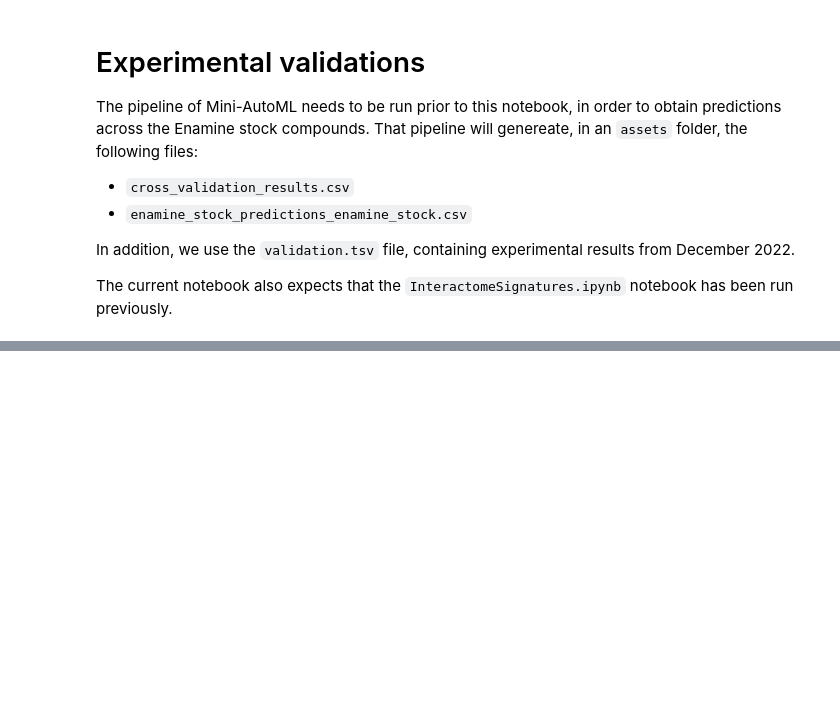
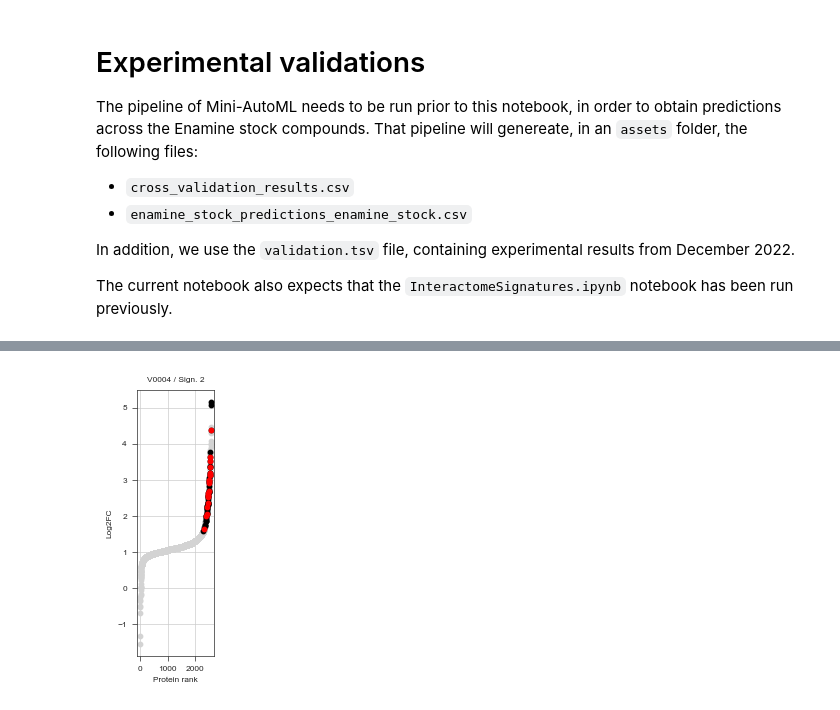
Before and after one commit to ligand-discovery/interactome-signatures, a Jupyter notebook: notebooks/Validations.ipynb, the cells around one changed output, grey strips where cells are left out. Cells and saved outputs as stored; diff of their text form; code cells hidden in the pictures; blank space fills up the shorter version.

```diff
--- a/notebooks/Validations.ipynb
+++ b/notebooks/Validations.ipynb
@@ -480,0 +590,7 @@ correlation_plots(W, sufix="top")
+# %%
+fig, axs = stylia.create_figure(1,1, width=1)
+
+ax = axs.next()
+individual_validation_plot_from_cemm(ax, "V0004", 2)
+# %% [output]
+[figure, added]
```
Also changed, not shown: parts of 21 cells of this notebook.
